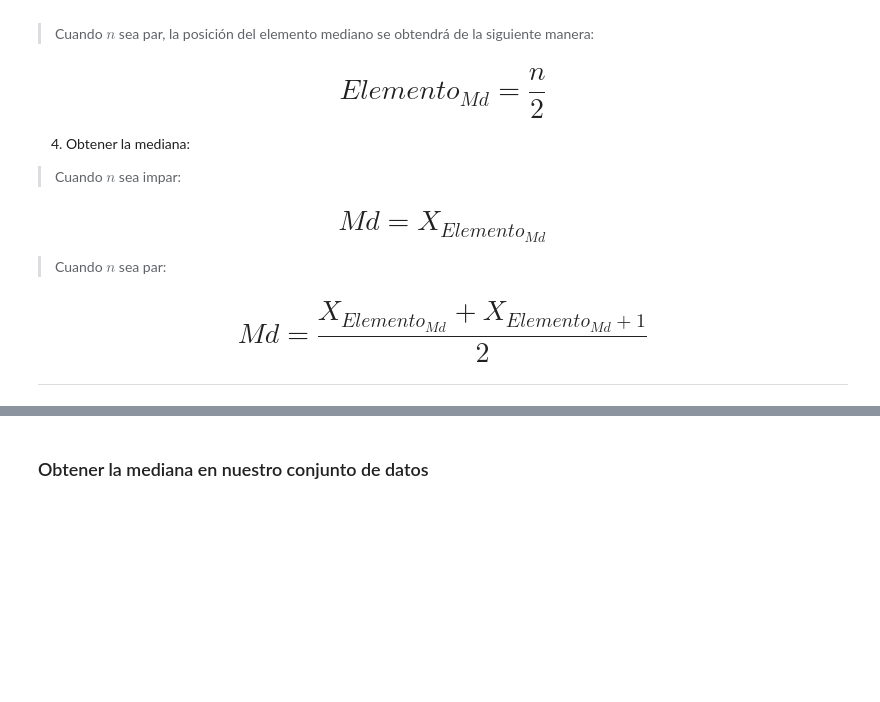
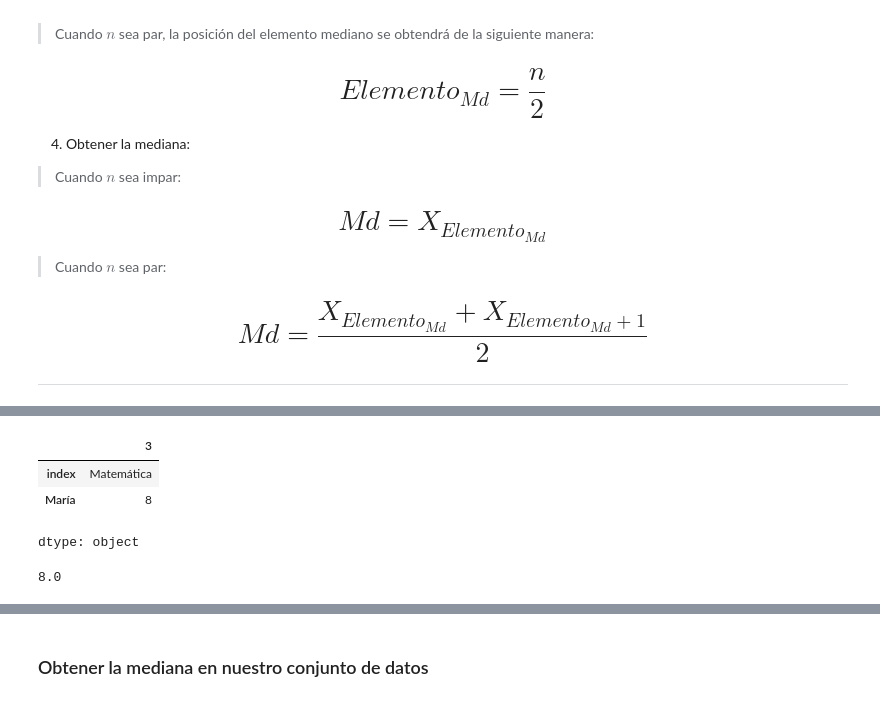
Before and after one commit to Eve113/Curso_de_Estadistica_con_Python_1, a Jupyter notebook: Curso_de_Estadística_con_Python_1.ipynb, the cells around one changed output, grey strips where cells are left out. Saved outputs shown, nothing was run; the diff lists cells and outputs as text; code cells hidden in the pictures; blank space fills up the shorter version.

```diff
--- a/Curso_de_Estadística_con_Python_1.ipynb
+++ b/Curso_de_Estadística_con_Python_1.ipynb
@@ -594,3 +642,14 @@ Para obtener la mediana de un conjunto de datos, debemos proceder de la siguient
+# %%
+notas_maria.loc[elemento_md - 1]
+# %% [output]
+|  | 3 |
+| index | Matemática |
+| María | 8 |
+dtype: object
+# %%
+notas_maria['María'].median()
+# %% [output]
+8.0
 # %% [markdown]
 ### Ejemplo 2 - n par
 
```
Also changed, not shown: parts of 5 cells of this notebook.
